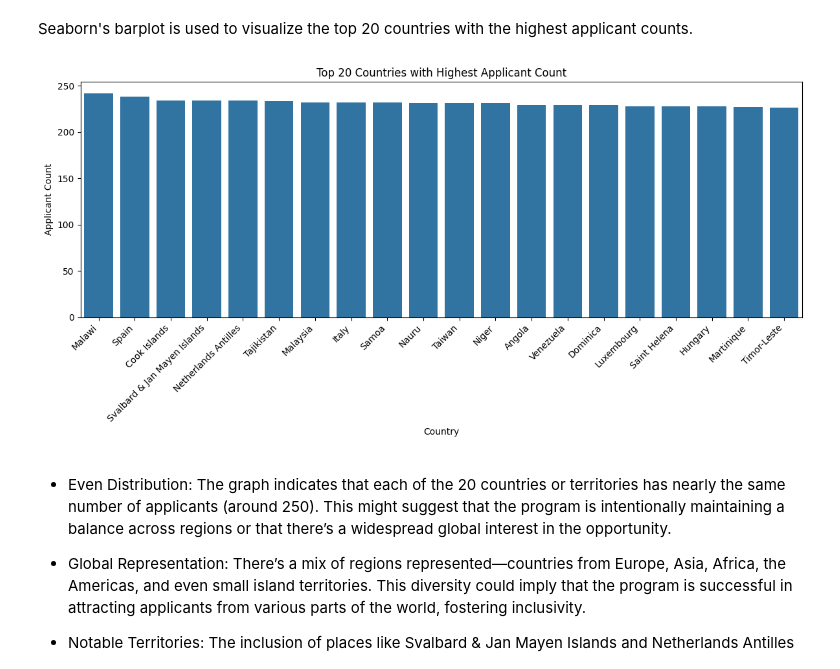
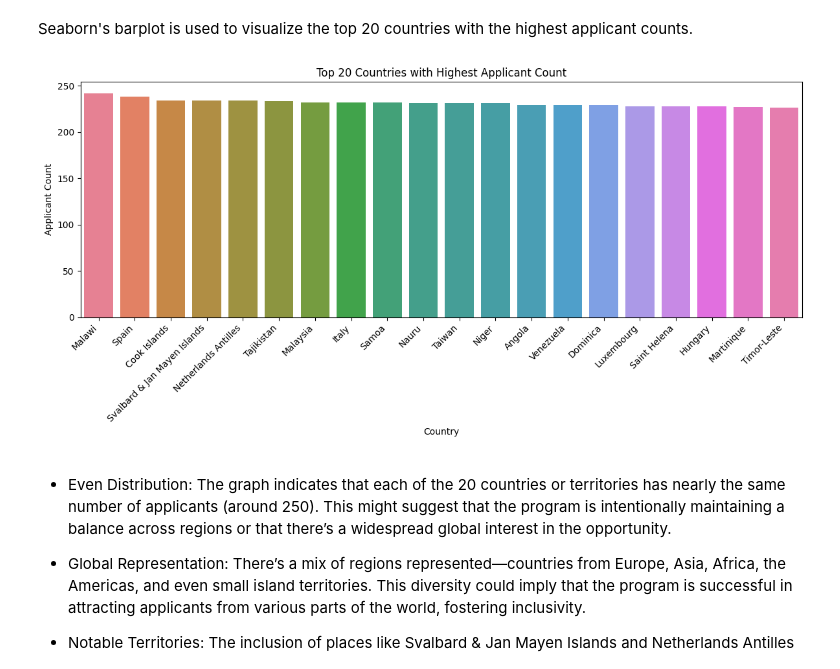
Before and after one commit to ntlg72/etl-ws-1, a Jupyter notebook: notebooks/001_eda.ipynb, the cells around one changed output. Drawn from its saved outputs; the diff is of its cells as text; code cells hidden in the pictures.

```diff
--- a/notebooks/001_eda.ipynb
+++ b/notebooks/001_eda.ipynb
@@ -183,17 +183,31 @@ By exploring the characteristics of the data very well, one can gain treasured i
 # %% [markdown]
 Seaborn's barplot is used to visualize the top 20 countries with the highest applicant counts.
 # %%
-country_counts = df['Country'].value_counts().head(20)
+country_counts = df['Country'].value_counts().head(20).reset_index()
+country_counts.columns = ['Country', 'Count']  # Rename columns for clarity
+
+# Define unique colors for each bar
+colors = sns.color_palette("husl", len(country_counts))
+
+# Create the bar plot
 plt.figure(figsize=(12, 6))
-sns.barplot(x=country_counts.index, y=country_counts.values)
-plt.xticks(rotation=45, ha='right')
+sns.barplot(
+    data=country_counts,
+    x='Country',
+    y='Count',
+    hue='Country',  # Assign `Country` to hue for coloring
+    dodge=False,    # Prevents unwanted visual separations
+    palette=colors,
+    legend=False    # Disables the legend as categories are on the x-axis
+)
+plt.xticks(rotation=45, ha='right')  # Rotate x-axis labels for better readability
 plt.title('Top 20 Countries with Highest Applicant Count')
 plt.xlabel('Country')
 plt.ylabel('Applicant Count')
 plt.tight_layout()
 plt.show()
 # %% [output]
-[figure, old version]
+[figure, new version]
 # %% [markdown]
 * Even Distribution: The graph indicates that each of the 20 countries or territories has nearly the same number of applicants (around 250). This might suggest that the program is intentionally maintaining a balance across regions or that there’s a widespread global interest in the opportunity.
 
```
Also changed, not shown: parts of 28 cells of this notebook, 7 other files.
